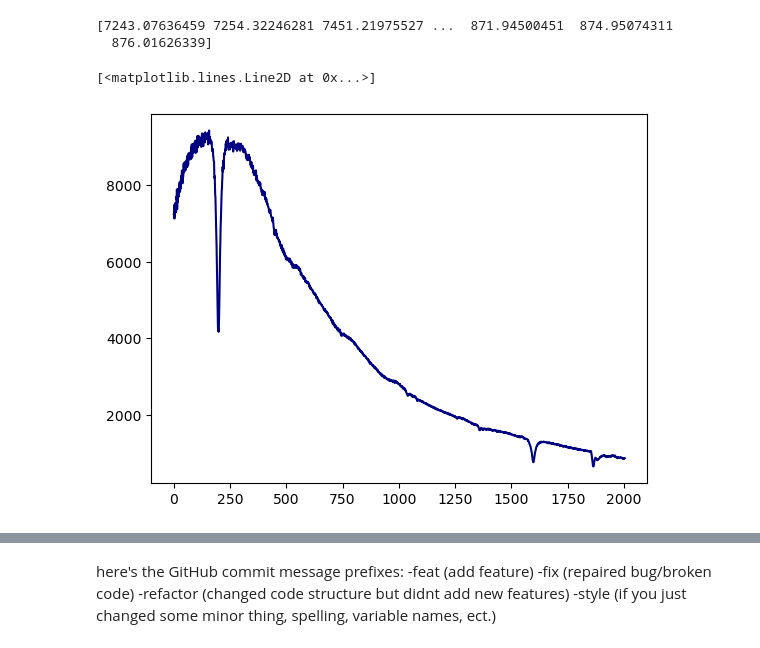
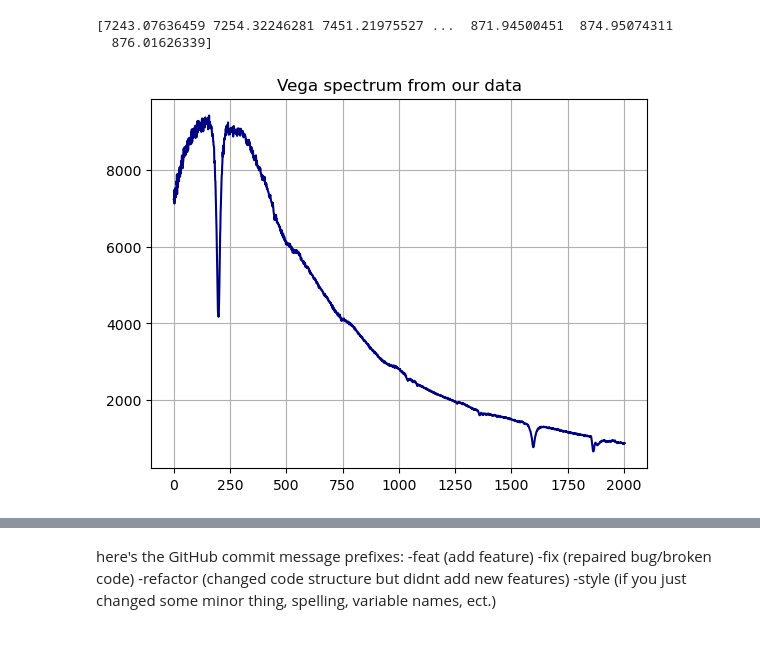
Before and after one commit to Timobrenn/G99-Spectroscopy, a Jupyter notebook: FWHM.ipynb, the cells around one changed output, grey strips where cells are left out. Saved outputs shown, nothing was run; the diff lists cells and outputs as text; code cells hidden in the pictures.

Commit message:
feat: set up our vega + miles star spectra

```diff
--- a/FWHM.ipynb
+++ b/FWHM.ipynb
@@ -13,7 +13,10 @@ print(vega_data)
 # %%
 fig=figure()
 frame=fig.add_subplot(1,1,1)
 frame.plot(vega_data,color="navy", label="Vega spectrum")
+frame.set_title("Vega spectrum from our data")
+frame.grid()
+show()
+close(fig)
 # %% [output]
-[<matplotlib.lines.Line2D at 0x...>]
-[figure, old version]
+[figure, new version]
```
Also changed, not shown: parts of 3 cells of this notebook, 4 other files.
